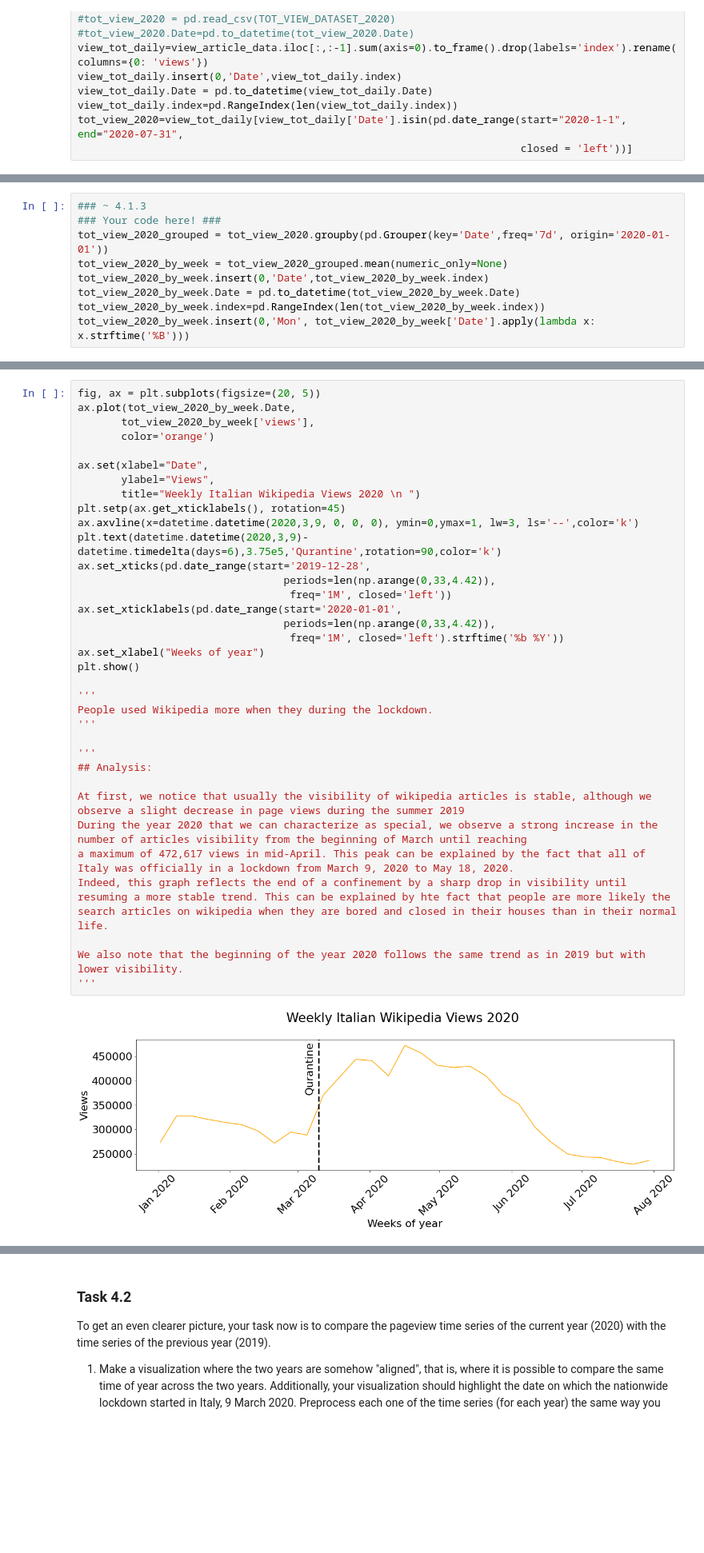
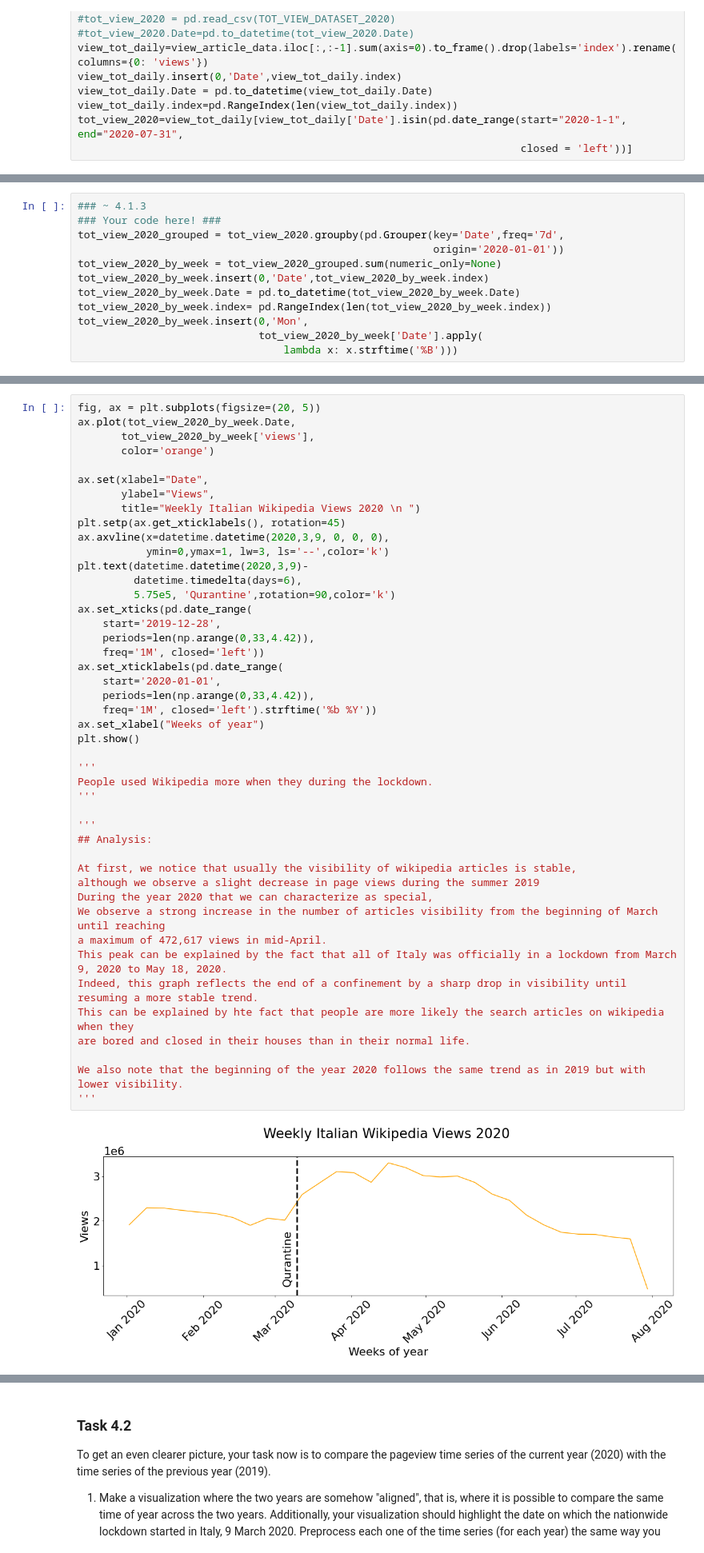
Before and after one commit to alec-flowers/ada-2020-homework1-pandas-pied, a Jupyter notebook: 01 - Pandas Data Wrangling and Data Viz/hw1.ipynb, the cells around one changed output, grey strips where cells are left out. Shown at 80% size. Drawn from its saved outputs; the diff is of its cells as text; blank space fills up the shorter version.

```diff
--- a/01 - Pandas Data Wrangling and Data Viz/hw1.ipynb
+++ b/01 - Pandas Data Wrangling and Data Viz/hw1.ipynb
@@ -567,12 +599,15 @@ By taking the weekly average, we are taking care of those noises and we can have
 # %%
 ### ~ 4.1.3
 ### Your code here! ###
-tot_view_2020_grouped = tot_view_2020.groupby(pd.Grouper(key='Date',freq='7d', origin='2020-01-01'))
-tot_view_2020_by_week = tot_view_2020_grouped.mean(numeric_only=None)
+tot_view_2020_grouped = tot_view_2020.groupby(pd.Grouper(key='Date',freq='7d',
+                                                         origin='2020-01-01'))
+tot_view_2020_by_week = tot_view_2020_grouped.sum(numeric_only=None)
 tot_view_2020_by_week.insert(0,'Date',tot_view_2020_by_week.index)
 tot_view_2020_by_week.Date = pd.to_datetime(tot_view_2020_by_week.Date)
-tot_view_2020_by_week.index=pd.RangeIndex(len(tot_view_2020_by_week.index))
-tot_view_2020_by_week.insert(0,'Mon', tot_view_2020_by_week['Date'].apply(lambda x: x.strftime('%B')))
+tot_view_2020_by_week.index= pd.RangeIndex(len(tot_view_2020_by_week.index))
+tot_view_2020_by_week.insert(0,'Mon',
+                             tot_view_2020_by_week['Date'].apply(
+                                 lambda x: x.strftime('%B')))
 # %%
 fig, ax = plt.subplots(figsize=(12, 12))
 ax.bar(tot_view_2020_by_week.Date,
@@ -603,37 +642,47 @@ People used Wikipedia more when they during the lockdown.
 # %%
 fig, ax = plt.subplots(figsize=(20, 5))
 ax.plot(tot_view_2020_by_week.Date,
        tot_view_2020_by_week['views'],
        color='orange')
 
 ax.set(xlabel="Date",
        ylabel="Views",
        title="Weekly Italian Wikipedia Views 2020 \n ")
 plt.setp(ax.get_xticklabels(), rotation=45)
-ax.axvline(x=datetime.datetime(2020,3,9, 0, 0, 0), ymin=0,ymax=1, lw=3, ls='--',color='k')
-plt.text(datetime.datetime(2020,3,9)-datetime.timedelta(days=6),3.75e5,'Qurantine',rotation=90,color='k')
-ax.set_xticks(pd.date_range(start='2019-12-28',
-                                 periods=len(np.arange(0,33,4.42)),
-                                  freq='1M', closed='left'))
-ax.set_xticklabels(pd.date_range(start='2020-01-01',
-                                 periods=len(np.arange(0,33,4.42)),
-                                  freq='1M', closed='left').strftime('%b %Y'))
+ax.axvline(x=datetime.datetime(2020,3,9, 0, 0, 0),
+           ymin=0,ymax=1, lw=3, ls='--',color='k')
+plt.text(datetime.datetime(2020,3,9)-
+         datetime.timedelta(days=6),
+         5.75e5, 'Qurantine',rotation=90,color='k')
+ax.set_xticks(pd.date_range(
+    start='2019-12-28',
+    periods=len(np.arange(0,33,4.42)),
+    freq='1M', closed='left'))
+ax.set_xticklabels(pd.date_range(
+    start='2020-01-01',
+    periods=len(np.arange(0,33,4.42)),
+    freq='1M', closed='left').strftime('%b %Y'))
 ax.set_xlabel("Weeks of year")
 plt.show()
 
 '''
 People used Wikipedia more when they during the lockdown.
 '''
 
 '''
 ## Analysis:
 
-At first, we notice that usually the visibility of wikipedia articles is stable, although we observe a slight decrease in page views during the summer 2019
-During the year 2020 that we can characterize as special, we observe a strong increase in the number of articles visibility from the beginning of March until reaching
-a maximum of 472,617 views in mid-April. This peak can be explained by the fact that all of Italy was officially in a lockdown from March 9, 2020 to May 18, 2020.
-Indeed, this graph reflects the end of a confinement by a sharp drop in visibility until resuming a more stable trend. This can be explained by hte fact that people are more likely the search articles on wikipedia when they are bored and closed in their houses than in their normal life.
+At first, we notice that usually the visibility of wikipedia articles is stable,
+although we observe a slight decrease in page views during the summer 2019
+During the year 2020 that we can characterize as special,
+We observe a strong increase in the number of articles visibility from the beginning of March until reaching
+a maximum of 472,617 views in mid-April.
+This peak can be explained by the fact that all of Italy was officially in a lockdown from March 9, 2020 to May 18, 2020.
+Indeed, this graph reflects the end of a confinement by a sharp drop in visibility until resuming a more stable trend.
+This can be explained by hte fact that people are more likely the search articles on wikipedia when they
+are bored and closed in their houses than in their normal life.
 
 We also note that the beginning of the year 2020 follows the same trend as in 2019 but with lower visibility.
 '''
 # %% [output]
-[figure, old version]
+[figure, new version]
```
Also changed, not shown: parts of 22 cells of this notebook.
